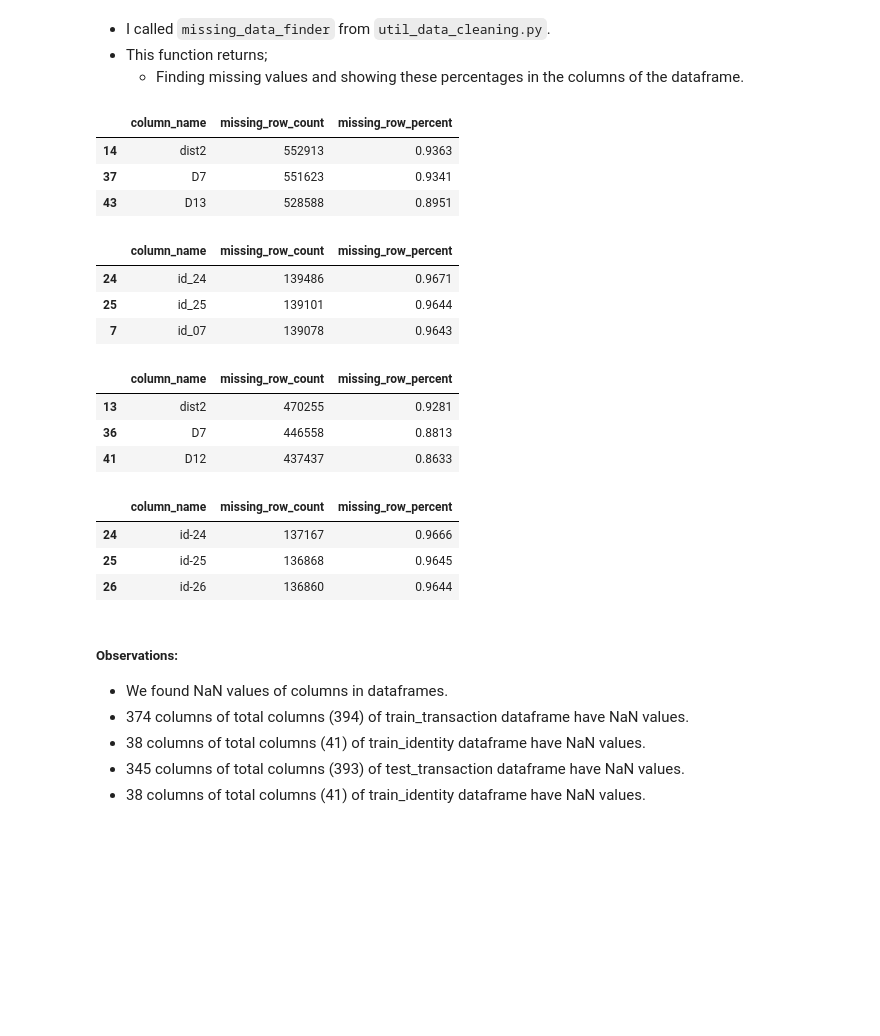
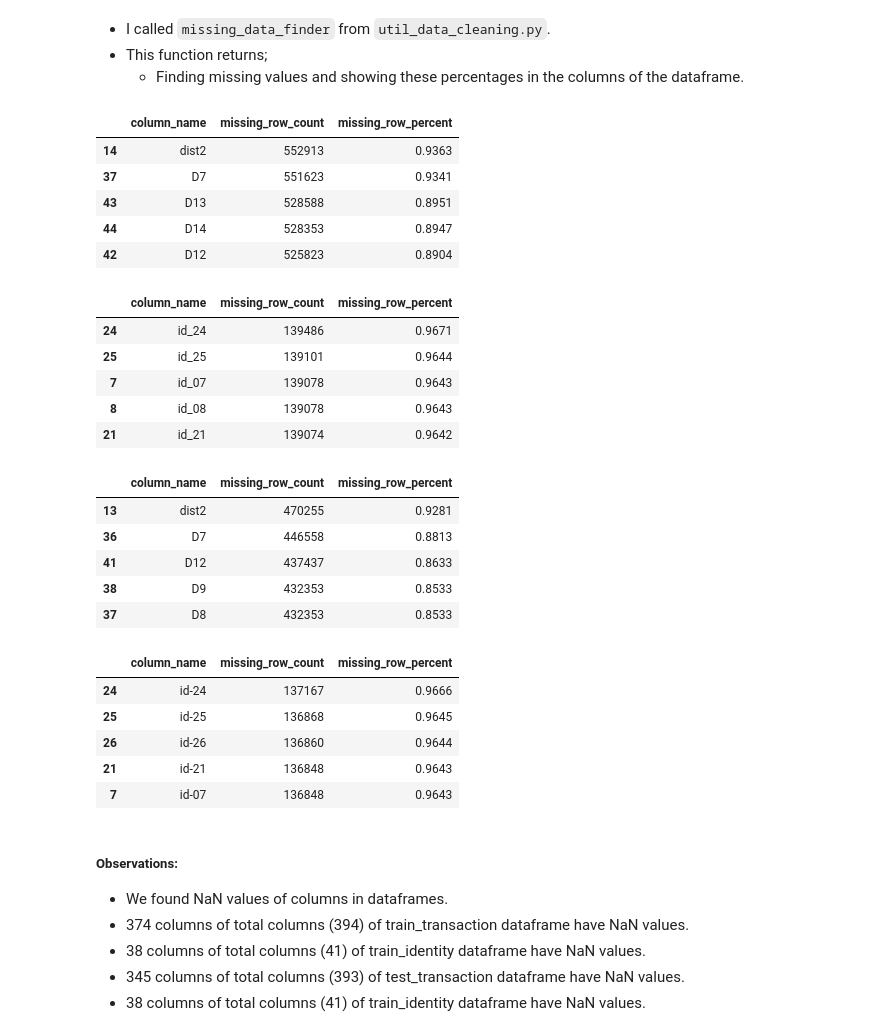
Before and after one commit to ElifKarakutukDinc/IEEE-CIS-Fraud-Detection, a Jupyter notebook: EDA.ipynb, the cells around one changed output. Drawn from its saved outputs; the diff is of its cells as text; code cells hidden in the pictures; blank space fills up the shorter version.

```diff
--- a/EDA.ipynb
+++ b/EDA.ipynb
@@ -251,33 +253,41 @@ print(
 * This function returns;
     * Finding missing values and showing these percentages in the columns of the dataframe.
 # %%
-missing_data_finder(train_transaction).head(3)
+missing_data_finder(train_transaction).head()
 # %% [output]
 |  | column_name | missing_row_count | missing_row_percent |
 | 14 | dist2 | 552913 | 0.9363 |
 | 37 | D7 | 551623 | 0.9341 |
 | 43 | D13 | 528588 | 0.8951 |
+| 44 | D14 | 528353 | 0.8947 |
+| 42 | D12 | 525823 | 0.8904 |
 # %%
-missing_data_finder(train_identity).head(3)
+missing_data_finder(train_identity).head()
 # %% [output]
 |  | column_name | missing_row_count | missing_row_percent |
 | 24 | id_24 | 139486 | 0.9671 |
 | 25 | id_25 | 139101 | 0.9644 |
 | 7 | id_07 | 139078 | 0.9643 |
+| 8 | id_08 | 139078 | 0.9643 |
+| 21 | id_21 | 139074 | 0.9642 |
 # %%
-missing_data_finder(test_transaction).head(3)
+missing_data_finder(test_transaction).head()
 # %% [output]
 |  | column_name | missing_row_count | missing_row_percent |
 | 13 | dist2 | 470255 | 0.9281 |
 | 36 | D7 | 446558 | 0.8813 |
 | 41 | D12 | 437437 | 0.8633 |
+| 38 | D9 | 432353 | 0.8533 |
+| 37 | D8 | 432353 | 0.8533 |
 # %%
-missing_data_finder(test_identity).head(3)
+missing_data_finder(test_identity).head()
 # %% [output]
 |  | column_name | missing_row_count | missing_row_percent |
 | 24 | id-24 | 137167 | 0.9666 |
 | 25 | id-25 | 136868 | 0.9645 |
 | 26 | id-26 | 136860 | 0.9644 |
+| 21 | id-21 | 136848 | 0.9643 |
+| 7 | id-07 | 136848 | 0.9643 |
 # %% [markdown]
 ##### Observations:
 * We found NaN values of columns in dataframes.
```
Also changed, not shown: parts of 58 cells of this notebook.
